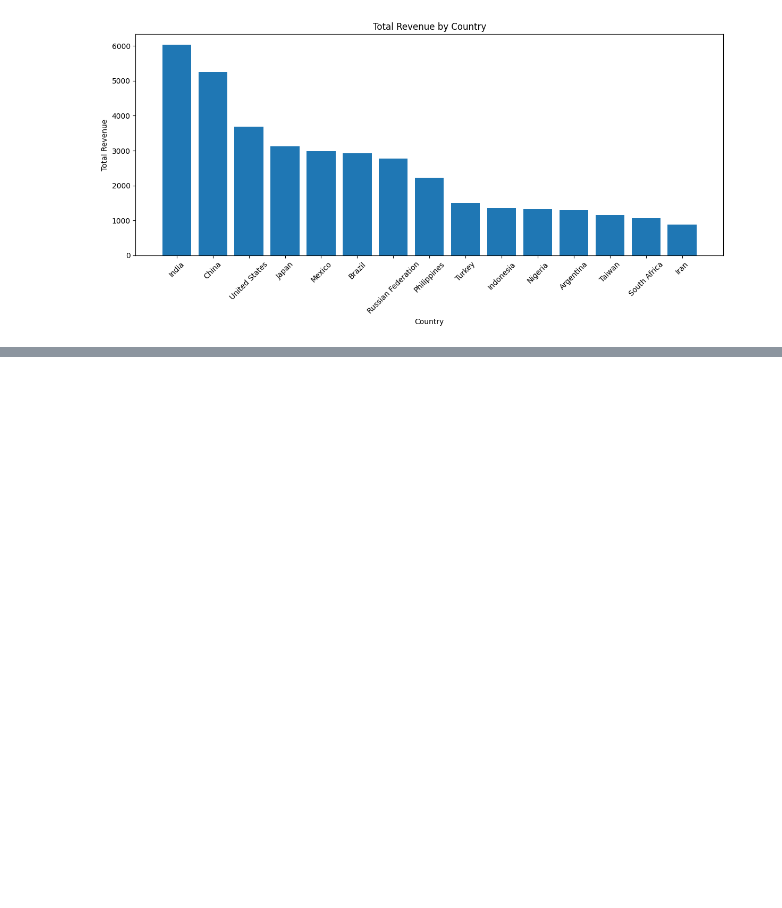
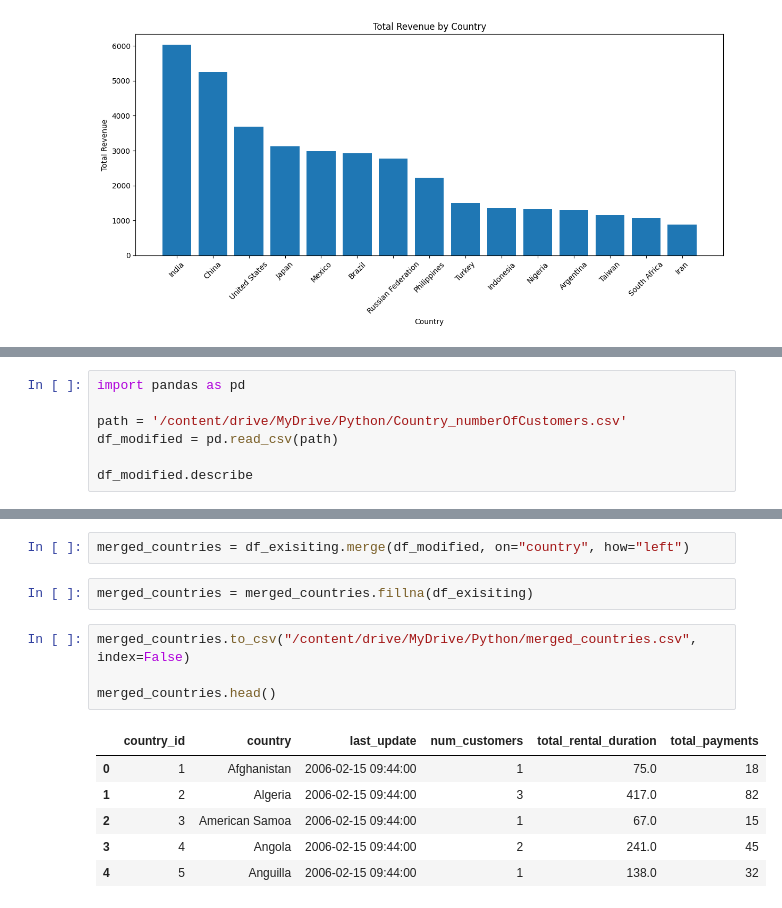
Before and after one commit to kushrestha23/DVD-Countries-Data-Enhancement., a Jupyter notebook: Kusumakar.ipynb, the cells around one changed output, grey strips where cells are left out. Saved outputs shown, nothing was run; the diff lists cells and outputs as text; blank space fills up the shorter version.

```diff
--- a/Kusumakar.ipynb
+++ b/Kusumakar.ipynb
@@ -82,0 +88,7 @@ plt.show()
+# %%
+import pandas as pd
+
+path = '/content/drive/MyDrive/Python/Country_numberOfCustomers.csv'
+df_modified = pd.read_csv(path)
+
+df_modified.describe
@@ -82,0 +135,15 @@ plt.show()
+# %%
+merged_countries = df_exisiting.merge(df_modified, on="country", how="left")
+# %%
+merged_countries = merged_countries.fillna(df_exisiting)
+# %%
+merged_countries.to_csv("/content/drive/MyDrive/Python/merged_countries.csv", index=False)
+
+merged_countries.head()
+# %% [output]
+|  | country_id | country | last_update | num_customers | total_rental_duration | total_payments |
+| 0 | 1 | Afghanistan | 2006-02-15 09:44:00 | 1 | 75.0 | 18 |
+| 1 | 2 | Algeria | 2006-02-15 09:44:00 | 3 | 417.0 | 82 |
+| 2 | 3 | American Samoa | 2006-02-15 09:44:00 | 1 | 67.0 | 15 |
+| 3 | 4 | Angola | 2006-02-15 09:44:00 | 2 | 241.0 | 45 |
+| 4 | 5 | Anguilla | 2006-02-15 09:44:00 | 1 | 138.0 | 32 |
```
Also changed, not shown: parts of 7 cells of this notebook.
